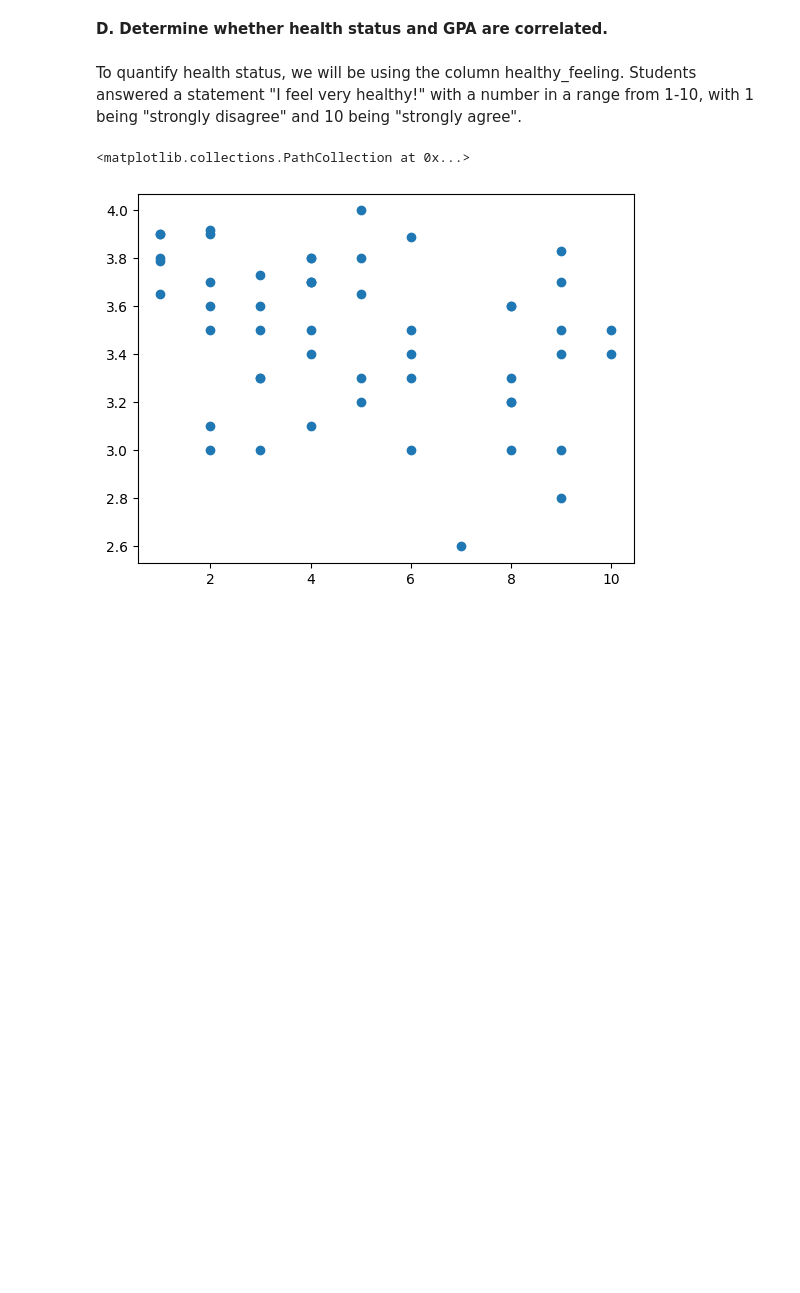
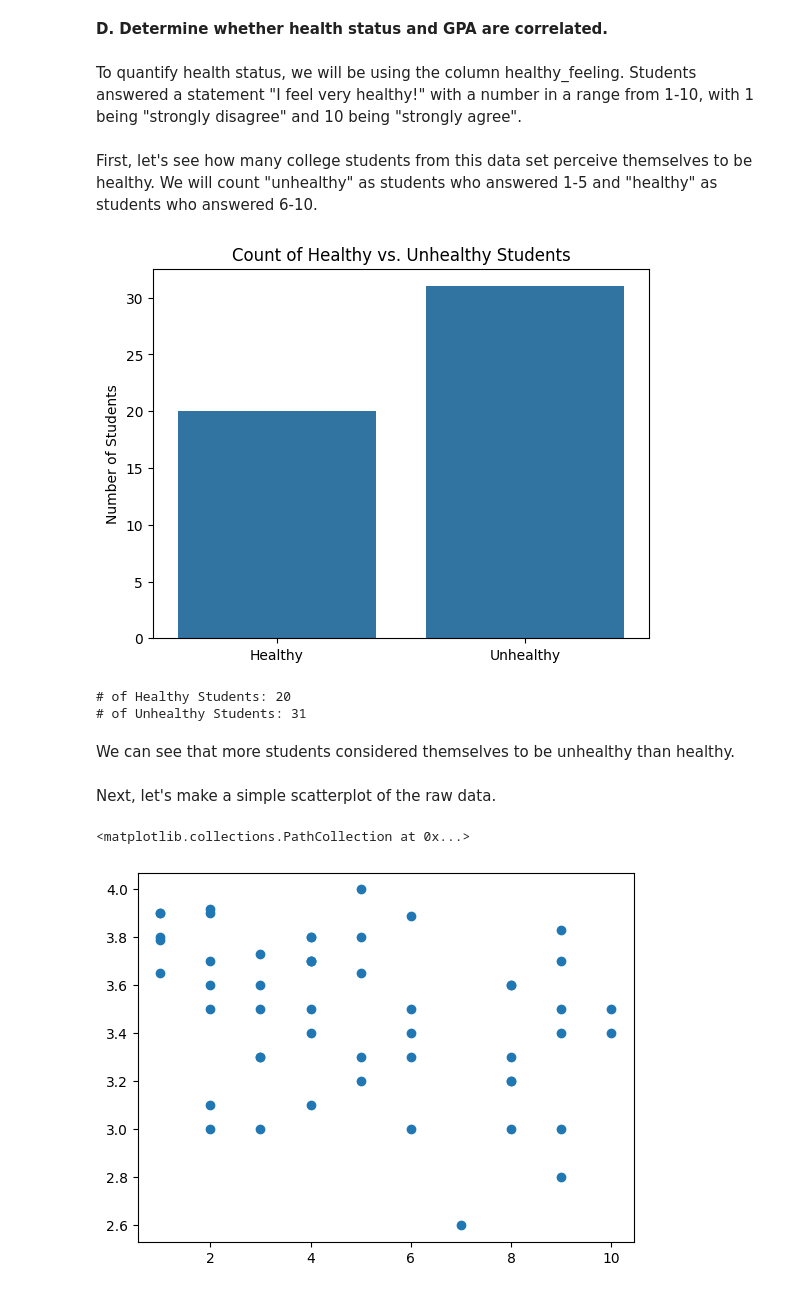
Before and after one commit to laur-park/dsci235-final-project, a Jupyter notebook: Diddi_Parker_Final_Project.ipynb, the cells around one changed output. Saved outputs shown, nothing was run; the diff lists cells and outputs as text; code cells hidden in the pictures; blank space fills up the shorter version.

```diff
--- a/Diddi_Parker_Final_Project.ipynb
+++ b/Diddi_Parker_Final_Project.ipynb
@@ -251,4 +274,27 @@ From this boxplot, we observed the greatest variance was from part-time student
 **D. Determine whether health status and GPA are correlated.**
 # %% [markdown]
 To quantify health status, we will be using the column healthy_feeling. Students answered a statement "I feel very healthy!" with a number in a range from 1-10, with 1 being "strongly disagree" and 10 being "strongly agree".
+# %% [markdown]
+First, let's see how many college students from this data set perceive themselves to be healthy. We will count "unhealthy" as students who answered 1-5 and "healthy" as students who answered 6-10.
+# %%
+healthy_students = student_eating_survey[student_eating_survey['healthy_feeling']>5]
+unhealthy_students = student_eating_survey[student_eating_survey['healthy_feeling']<6]
+count_healthy = healthy_students['GPA'].count()
+count_unhealthy = unhealthy_students['GPA'].count()
+plt.figure()
+sns.barplot(x=['Healthy','Unhealthy'],y=[count_healthy,count_unhealthy])
+plt.ylabel('Number of Students')
+plt.title('Count of Healthy vs. Unhealthy Students')
+plt.show()
+print("\n")
+print("# of Healthy Students: " + str(healthy_students['GPA'].count()))
+print("# of Unhealthy Students: " + str(unhealthy_students['GPA'].count()))
+# %% [output]
+[figure, added]
+# of Healthy Students: 20
+# of Unhealthy Students: 31
+# %% [markdown]
+We can see that more students considered themselves to be unhealthy than healthy.
+# %% [markdown]
+Next, let's make a simple scatterplot of the raw data.
 # %%
```
Also changed, not shown: parts of 50 cells of this notebook.
